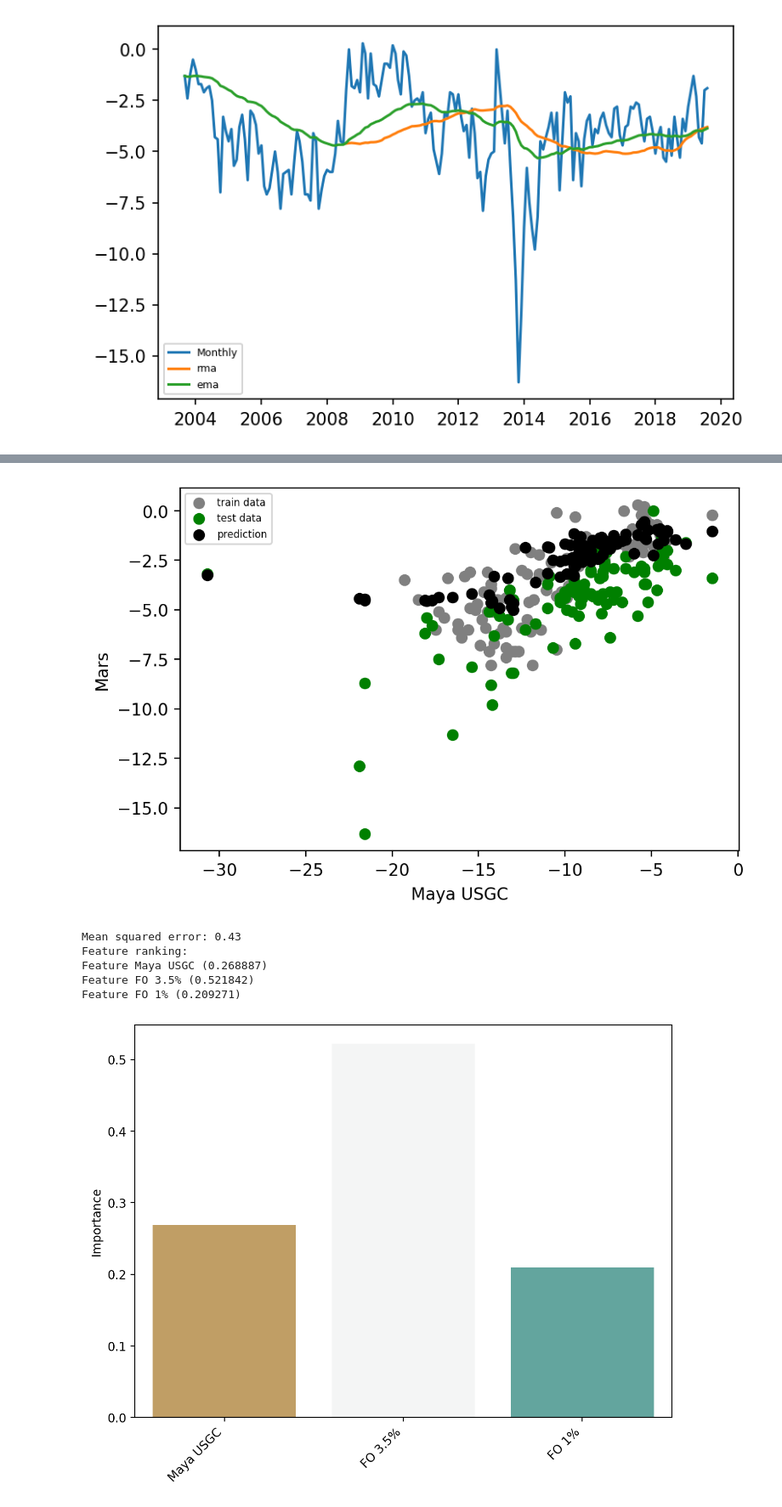
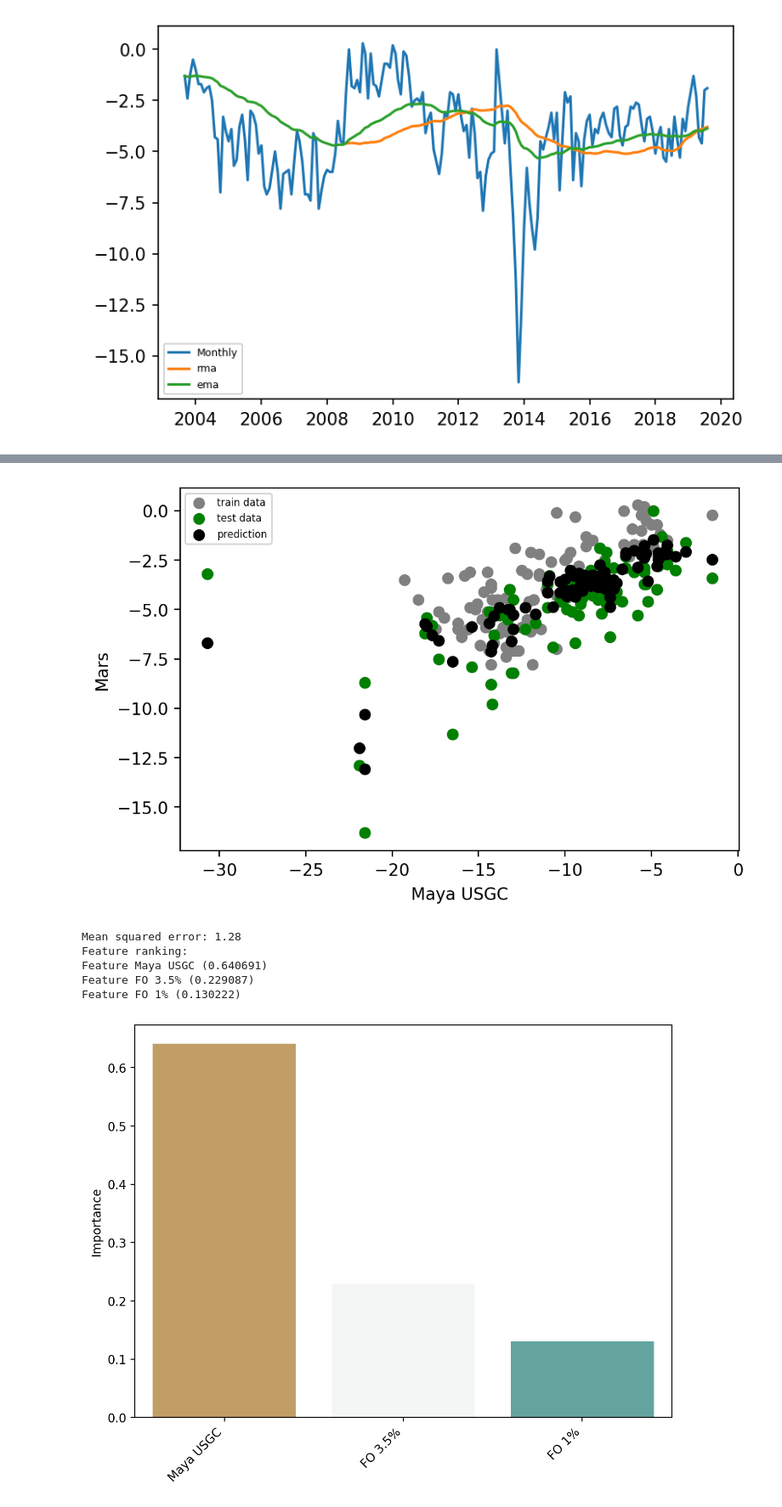
Before and after one commit to kaibawong/differential, a Jupyter notebook: Mars_pred.ipynb, the cells around one changed output, grey strips where cells are left out. Shown at 85% size. Saved outputs shown, nothing was run; the diff lists cells and outputs as text; code cells hidden in the pictures.

```diff
--- a/Mars_pred.ipynb
+++ b/Mars_pred.ipynb
@@ -162,7 +162,8 @@ MU= input_2011.iloc[:,2]
 
 nonlinear_Mars =-1.64696713946646 - 0.0220607646182852*(MU)*FO35 - 0.000212150983747174*np.power(FO35,3) - 0.000238111245249621*np.power(MU,3)
 # %%
-train_combi = combi.iloc[46:141,1:]
+#train_combi = combi.iloc[46:141,1:]
+train_combi = combi.iloc[46:,1:]
 test_combi = combi.iloc[142:,1:]
 
 plt.rcParams['figure.dpi'] = 200
@@ -196,39 +197,39 @@ plt_pred=plt.scatter(x_test["Maya USGC"], y_pred,  color='black')
 
 
 plt.xlabel("Maya USGC")
 plt.ylabel("Mars")
 plt.legend((plt_train, plt_test,plt_pred),("train data", "test data","prediction"))
 plt.show()
 
 print("Mean squared error: %.2f"
       % np.mean((regressor.predict(x_train) - y_train) ** 2))
 
 import seaborn as sns
 importances=regressor.feature_importances_
 
 indices=list(x_train)
 print("Feature ranking:")
 
 for f in range(x_train.shape[1]):
     print("Feature %s (%f)" % (indices[f], importances[f]))
 
 f, (ax1) = plt.subplots(1, 1, figsize=(8, 6), sharex=True)
 sns.barplot(indices, importances, palette="BrBG", ax=ax1)
 ax1.set_ylabel("Importance")
 
 ax1.set_xticklabels(
     ax1.get_xticklabels(),
     rotation=45,
     horizontalalignment='right'
 );
 # %% [output]
-[figure, old version]
+[figure, new version]
-Mean squared error: 0.43
+Mean squared error: 1.28
 Feature ranking:
-Feature Maya USGC (0.268887)
-Feature FO 3.5% (0.521842)
-Feature FO 1% (0.209271)
+Feature Maya USGC (0.640691)
+Feature FO 3.5% (0.229087)
+Feature FO 1% (0.130222)
-[figure, old version]
+[figure, new version]
 # %%
 #data_df = price[['Dated brent','FO 3.5%','FO 1%']]
 
```
Also changed, not shown: parts of 13 cells of this notebook, 7 other files.
